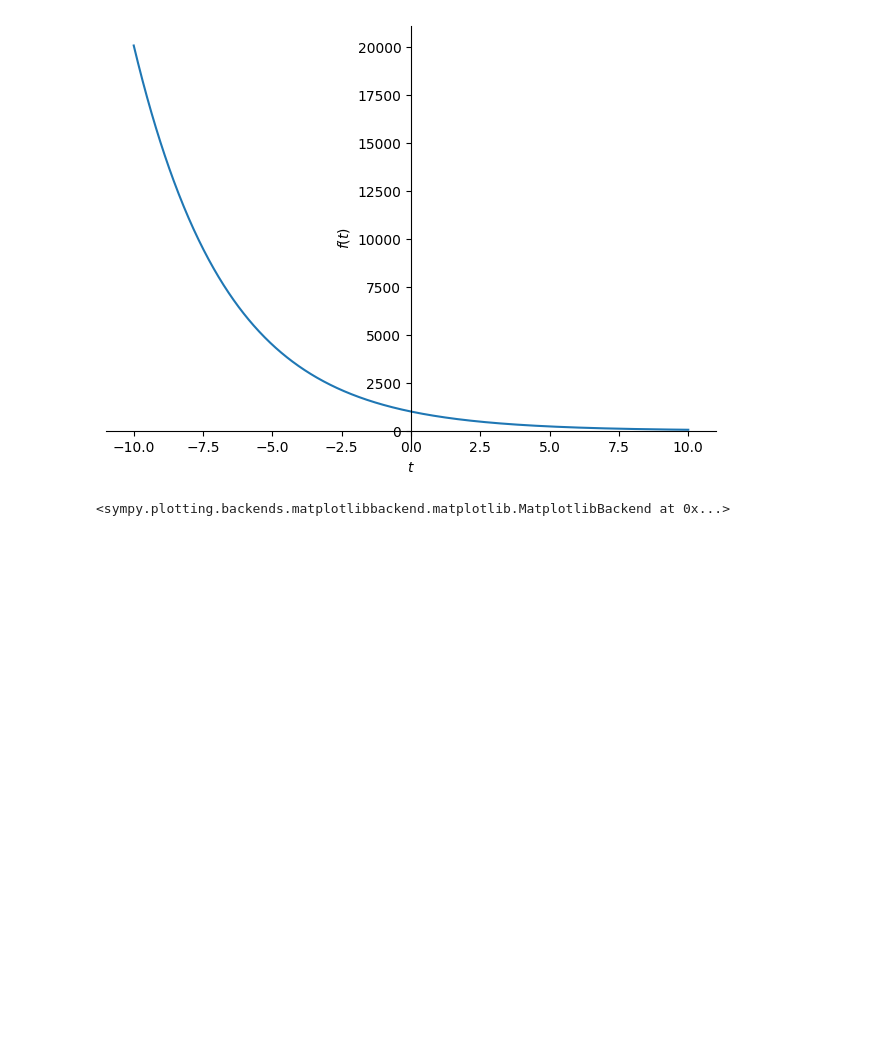
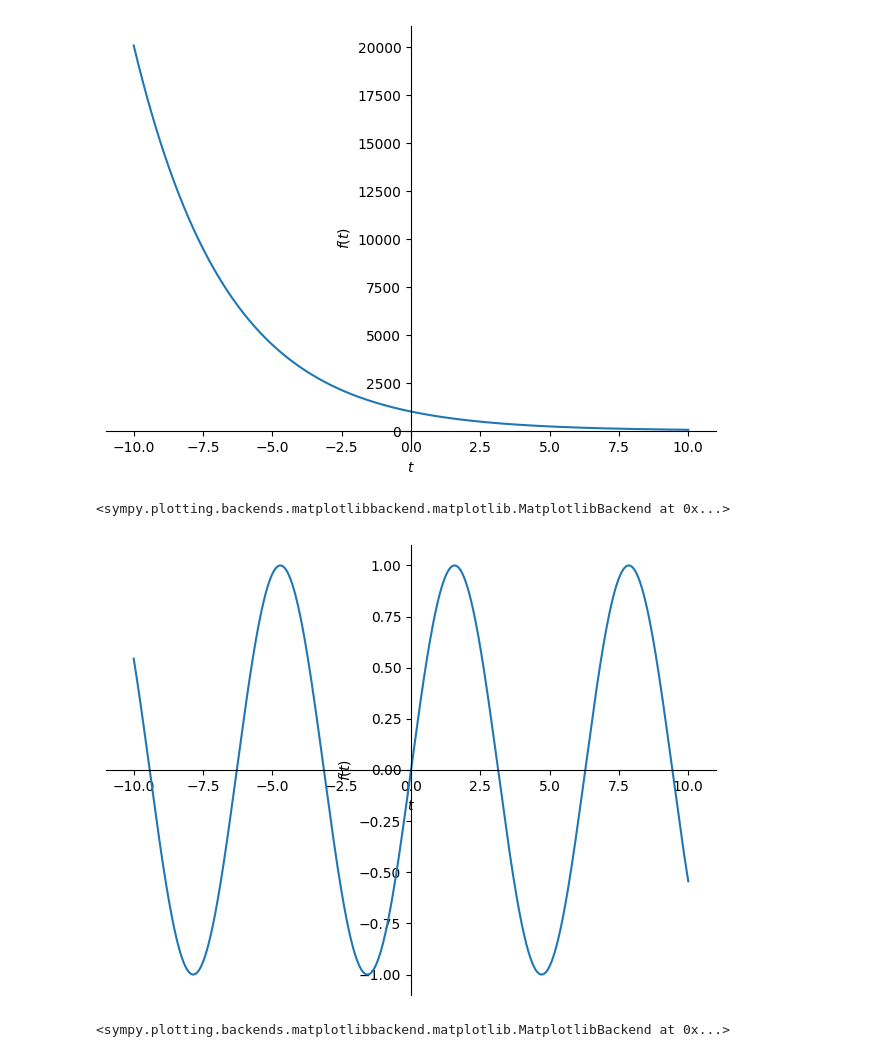
Before and after one commit to Wenypb/Simulacion, a Jupyter notebook: Tutorial_sympy.ipynb, the cells around one changed output. Saved outputs shown, nothing was run; the diff lists cells and outputs as text; code cells hidden in the pictures; blank space fills up the shorter version.

```diff
--- a/Tutorial_sympy.ipynb
+++ b/Tutorial_sympy.ipynb
@@ -52,3 +55,8 @@ sp.plotting.plot(sol.rhs)
 # %% [output]
 [figure]
 <sympy.plotting.backends.matplotlibbackend.matplotlib.MatplotlibBackend at 0x...>
+# %%
+sp.plotting.plot(sp.sin(t))
+# %% [output]
+[figure, added]
+<sympy.plotting.backends.matplotlibbackend.matplotlib.MatplotlibBackend at 0x...>
```
Also changed, not shown: parts of 8 cells of this notebook.
